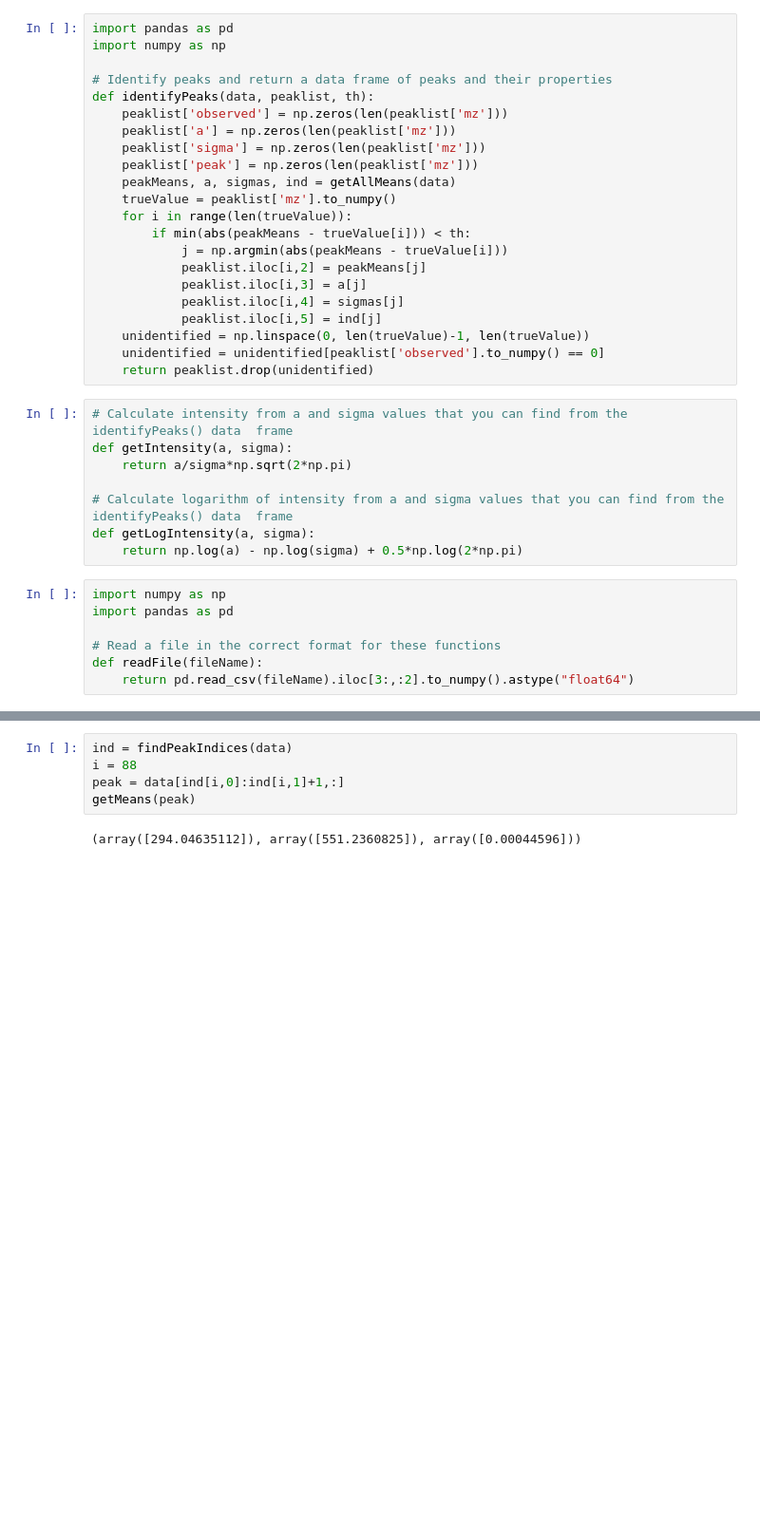
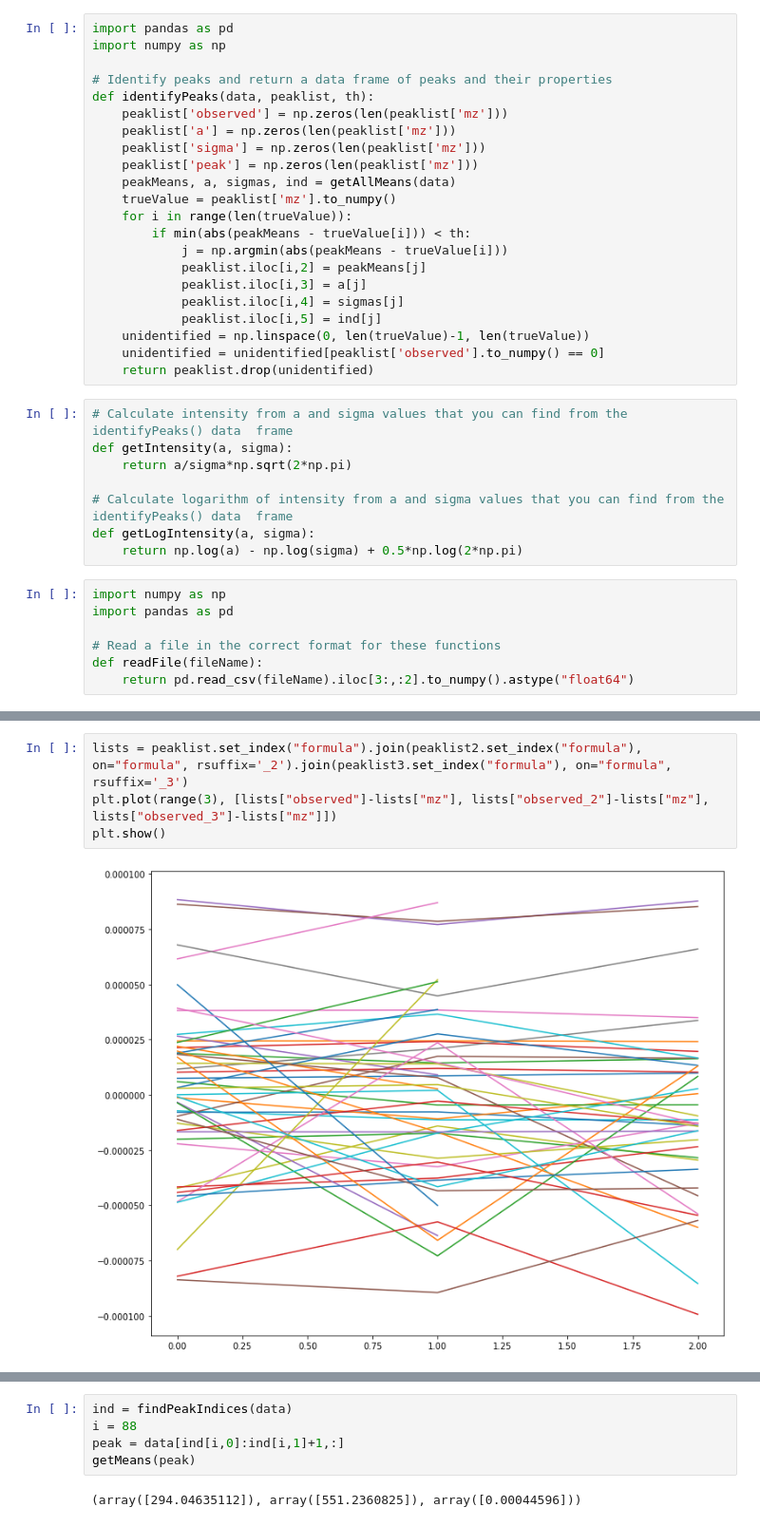
Before and after one commit to jokinen77/DataScienceProject1-Orbitrap, a Jupyter notebook: DataProcessing.ipynb, the cells around one changed output, grey strips where cells are left out. Shown: that part at 95% size. Cells and saved outputs as stored; diff of their text form; blank space fills up the shorter version.

```diff
--- a/DataProcessing.ipynb
+++ b/DataProcessing.ipynb
@@ -231,3 +286,9 @@ peaklist
+# %%
+lists = peaklist.set_index("formula").join(peaklist2.set_index("formula"), on="formula", rsuffix='_2').join(peaklist3.set_index("formula"), on="formula", rsuffix='_3')
+plt.plot(range(3), [lists["observed"]-lists["mz"], lists["observed_2"]-lists["mz"], lists["observed_3"]-lists["mz"]])
+plt.show()
+# %% [output]
+[figure, added]
 # %%
 print(getLogIntensity(peaklist.iloc[0,3], peaklist.iloc[0,4]))
 print(getIntensity(peaklist.iloc[0,3], peaklist.iloc[0,4]))
```
Also changed, not shown: parts of 11 cells of this notebook.
